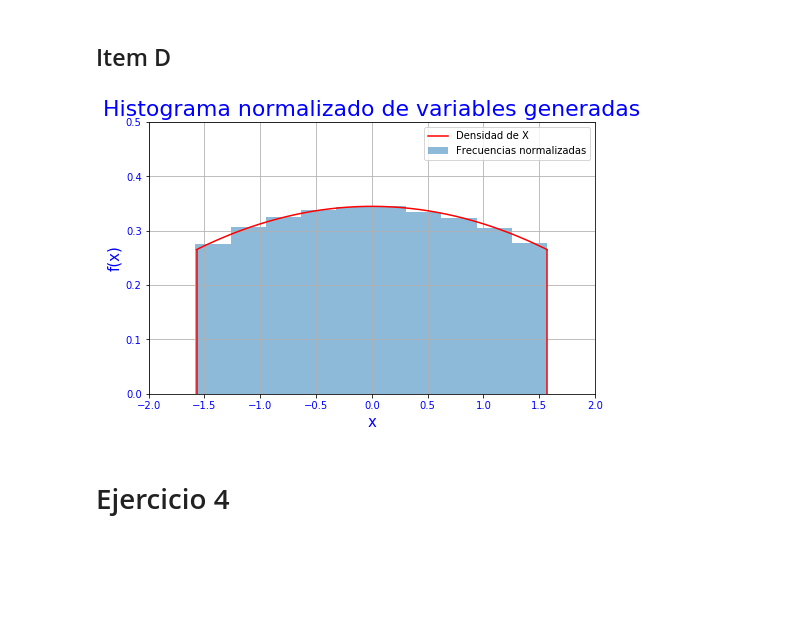
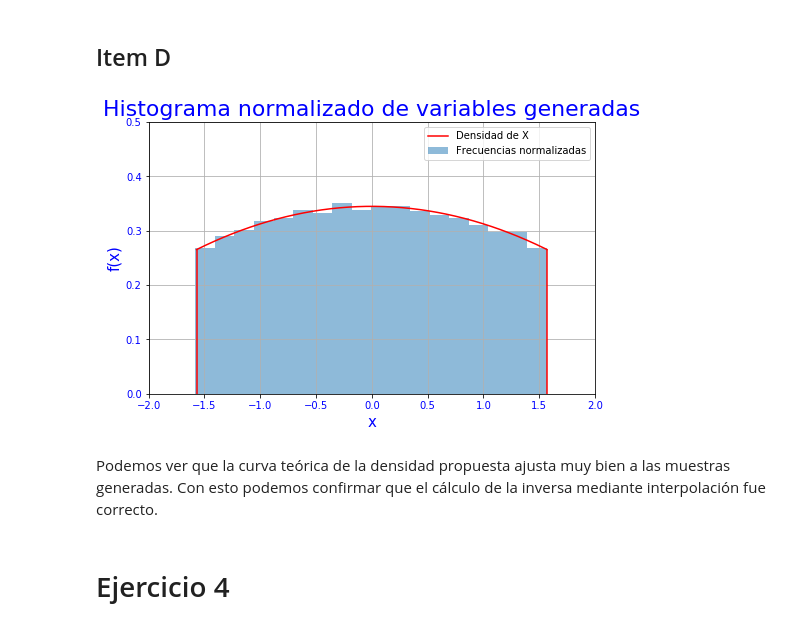
Before and after one commit to jowisaidman/SimulacionTp1, a Jupyter notebook: ResolucionEjerciciosJuntos_v01.ipynb, the cells around one changed output. Drawn from its saved outputs; the diff is of its cells as text; code cells hidden in the pictures; blank space fills up the shorter version.

```diff
--- a/ResolucionEjerciciosJuntos_v01.ipynb
+++ b/ResolucionEjerciciosJuntos_v01.ipynb
@@ -349,31 +349,33 @@ Xgen = Finv(U)
 # %%
 dt = 0.01
 plt.figure(figsize=[8,5])
 x = np.arange(-np.pi/2,np.pi/2,dt)
 plt.plot(x,f(x),'r',label="Densidad de X")
 
 plt.axvline(-np.pi/2,0,f(-np.pi/2)/0.5,c='r')
 plt.axvline(np.pi/2,0,f(np.pi/2)/0.5,c='r')
 
 plt.axis([-2,2,0,0.5])
 
 title_obj = plt.title("Histograma normalizado de variables generadas")
 plt.getp(title_obj, 'text')
 plt.setp(title_obj, color='blue', size=22)
 plt.xlabel("x", fontsize=15).set_color("blue")
 plt.ylabel("f(x)", fontsize=15).set_color("blue")
 plt.xticks(color="blue")
 plt.yticks(color="blue")
 
 plt.grid(True)
-hist = plt.hist(Xgen,density=True,alpha=0.5,label="Frecuencias normalizadas")
+hist = plt.hist(Xgen,density=True,bins='sturges',alpha=0.5,label="Frecuencias normalizadas")
 
 plt.legend()
 
 
 plt.show()
 # %% [output]
-[figure, old version]
+[figure, new version]
+# %% [markdown]
+Podemos ver que la curva teórica de la densidad propuesta ajusta muy bien a las muestras generadas. Con esto podemos confirmar que el cálculo de la inversa mediante interpolación fue correcto.
 # %% [markdown]
 # Ejercicio 4
 # %% [markdown]
```
Also changed, not shown: parts of 19 cells of this notebook, 14 other files.
